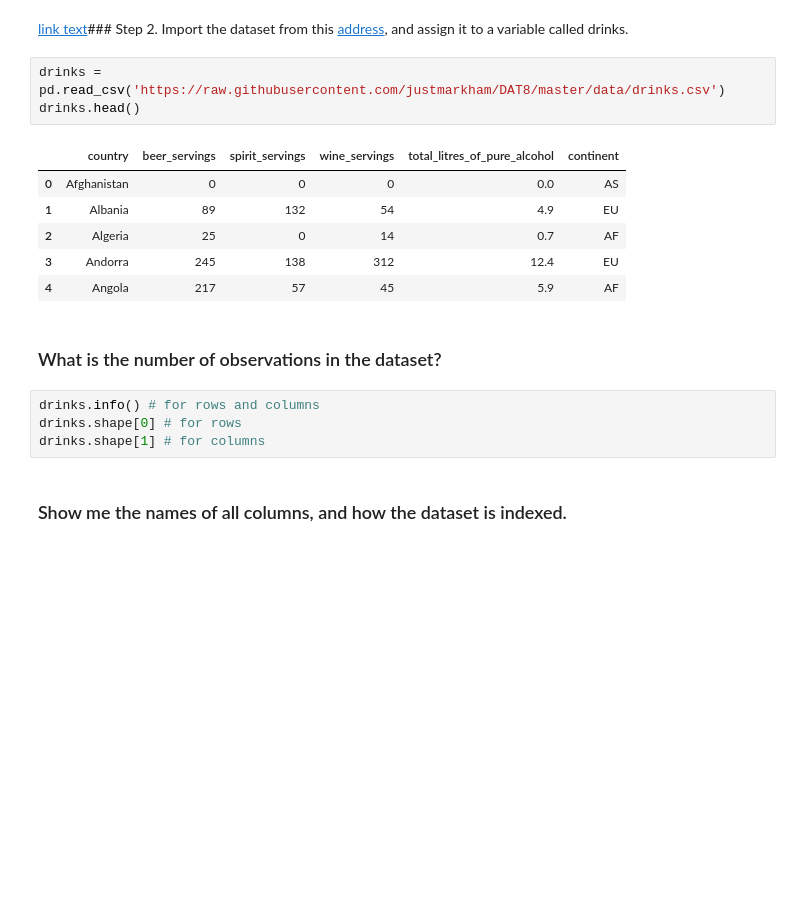
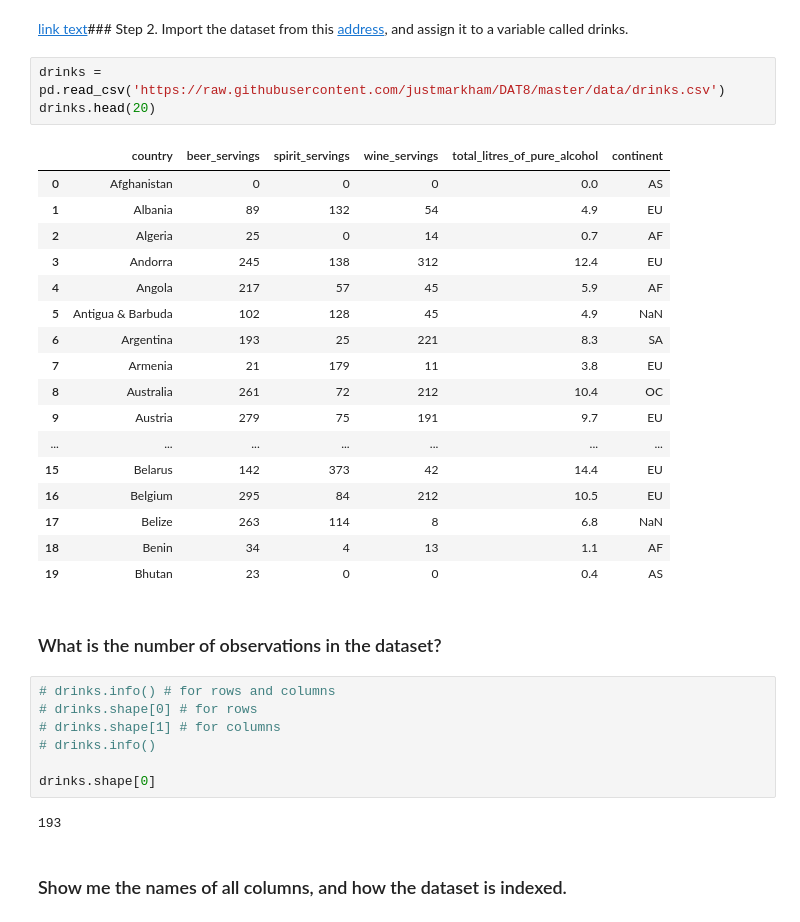
Before and after one commit to JyothsnaGH/PythonforFinance, a Jupyter notebook: Week4_01_GroupBy.ipynb, the cells around one changed output. Cells and saved outputs as stored; diff of their text form; blank space fills up the shorter version.

```diff
--- a/Week4_01_GroupBy.ipynb
+++ b/Week4_01_GroupBy.ipynb
@@ -16,20 +16,36 @@ import pandas as pd
 [link text](https://)### Step 2. Import the dataset from this [address](https://raw.githubusercontent.com/justmarkham/DAT8/master/data/drinks.csv), and assign it to a variable called drinks.
 # %%
 drinks = pd.read_csv('https://raw.githubusercontent.com/justmarkham/DAT8/master/data/drinks.csv')
-drinks.head()
+drinks.head(20)
 # %% [output]
 |  | country | beer_servings | spirit_servings | wine_servings | total_litres_of_pure_alcohol | continent |
 | 0 | Afghanistan | 0 | 0 | 0 | 0.0 | AS |
 | 1 | Albania | 89 | 132 | 54 | 4.9 | EU |
 | 2 | Algeria | 25 | 0 | 14 | 0.7 | AF |
 | 3 | Andorra | 245 | 138 | 312 | 12.4 | EU |
 | 4 | Angola | 217 | 57 | 45 | 5.9 | AF |
+| 5 | Antigua & Barbuda | 102 | 128 | 45 | 4.9 | NaN |
+| 6 | Argentina | 193 | 25 | 221 | 8.3 | SA |
+| 7 | Armenia | 21 | 179 | 11 | 3.8 | EU |
+| 8 | Australia | 261 | 72 | 212 | 10.4 | OC |
+| 9 | Austria | 279 | 75 | 191 | 9.7 | EU |
+| ... | ... | ... | ... | ... | ... | ... |
+| 15 | Belarus | 142 | 373 | 42 | 14.4 | EU |
+| 16 | Belgium | 295 | 84 | 212 | 10.5 | EU |
+| 17 | Belize | 263 | 114 | 8 | 6.8 | NaN |
+| 18 | Benin | 34 | 4 | 13 | 1.1 | AF |
+| 19 | Bhutan | 23 | 0 | 0 | 0.4 | AS |
 # %% [markdown]
 ### What is the number of observations in the dataset?
 # %%
-drinks.info() # for rows and columns
-drinks.shape[0] # for rows
-drinks.shape[1] # for columns
+# drinks.info() # for rows and columns
+# drinks.shape[0] # for rows
+# drinks.shape[1] # for columns
+# drinks.info()
+
+drinks.shape[0]
+# %% [output]
+193
 # %% [markdown]
 ### Show me the names of all columns, and how the dataset is indexed.
 # %%
```
Also changed, not shown: parts of 19 cells of this notebook.
